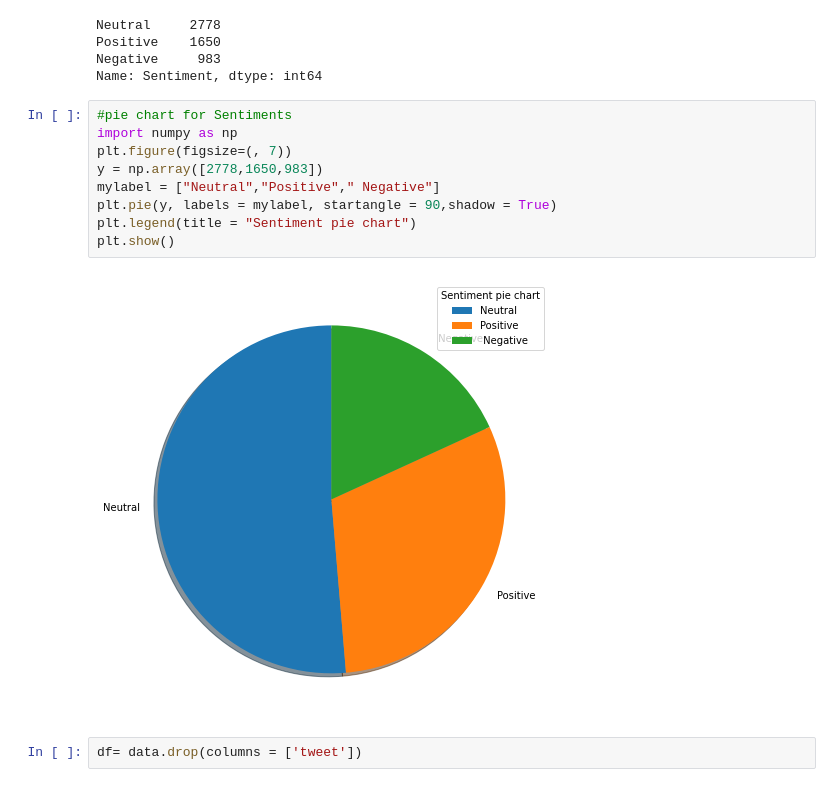
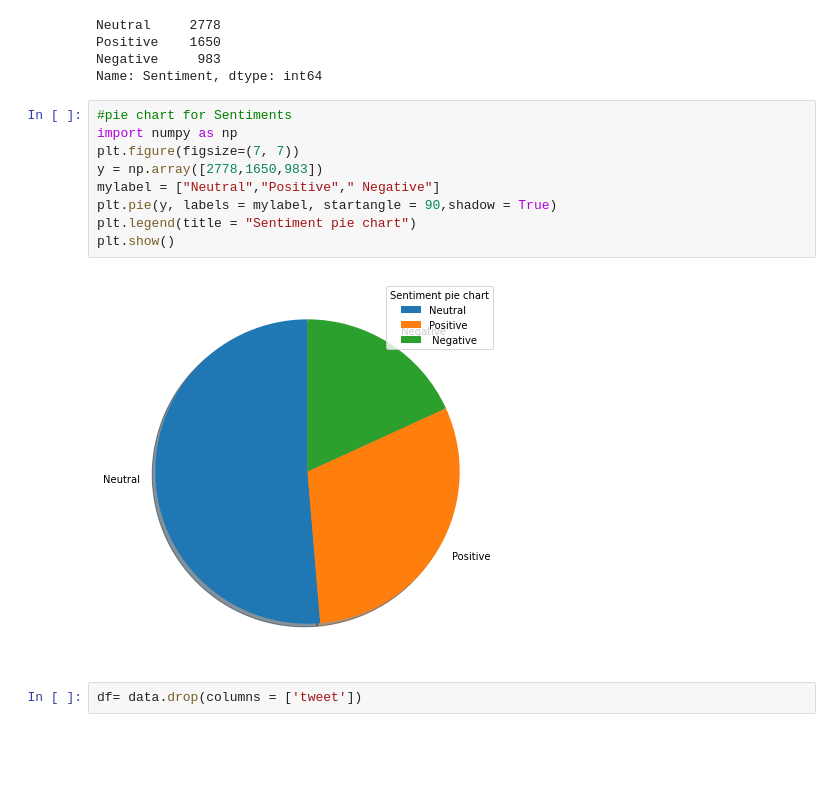
Before and after one commit to ayushic2899/Tweet_Sentiment_Analysis, a Jupyter notebook: SentimentAnalysis.ipynb, the cells around one changed output. Drawn from its saved outputs; the diff is of its cells as text; blank space fills up the shorter version.

```diff
--- a/SentimentAnalysis.ipynb
+++ b/SentimentAnalysis.ipynb
@@ -121,14 +98,14 @@ Name: Sentiment, dtype: int64
 # %%
 #pie chart for Sentiments
 import numpy as np
-plt.figure(figsize=(, 7))
+plt.figure(figsize=(7, 7))
 y = np.array([2778,1650,983])
 mylabel = ["Neutral","Positive"," Negative"]
 plt.pie(y, labels = mylabel, startangle = 90,shadow = True)
 plt.legend(title = "Sentiment pie chart")
 plt.show()
 # %% [output]
-[figure, old version]
+[figure, new version]
 # %%
 df= data.drop(columns = ['tweet'])
 # %%
```
Also changed, not shown: parts of 17 cells of this notebook.
